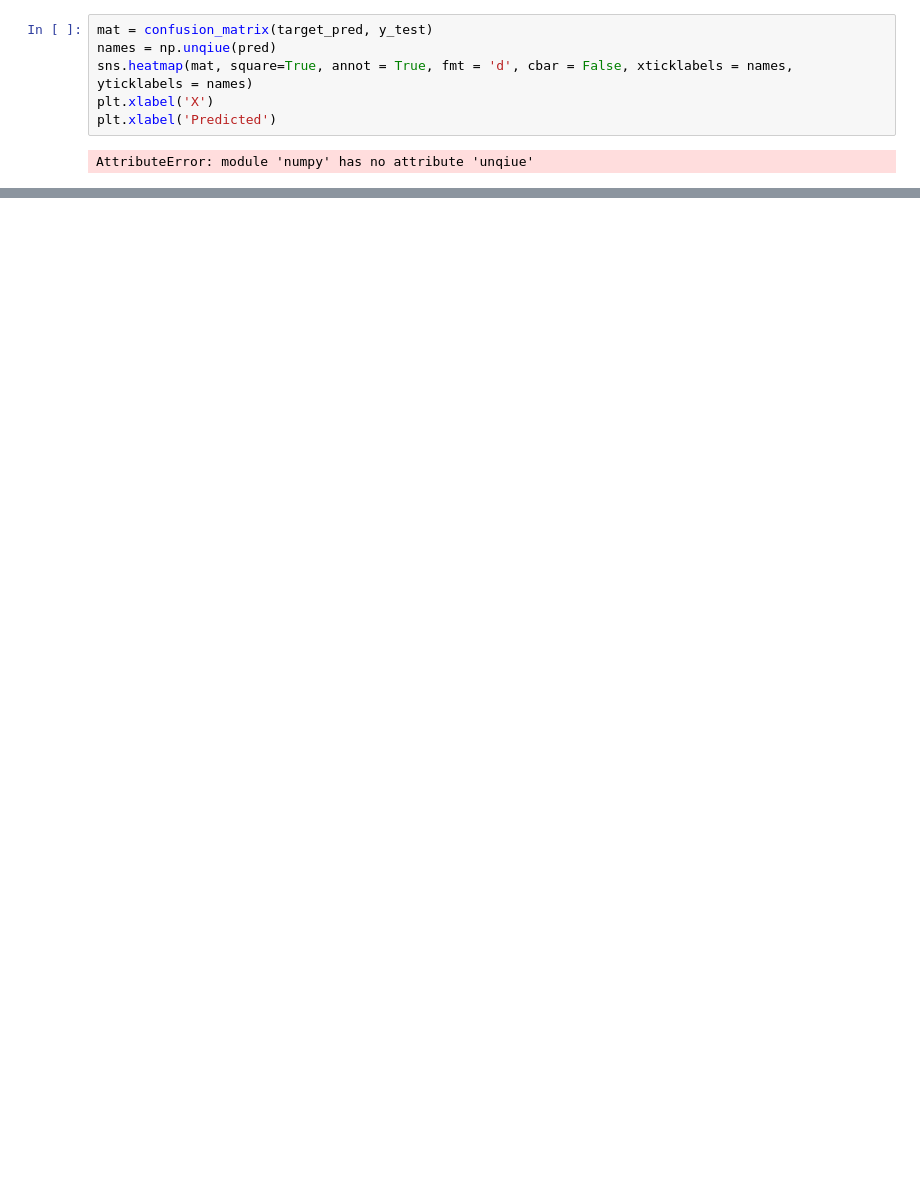
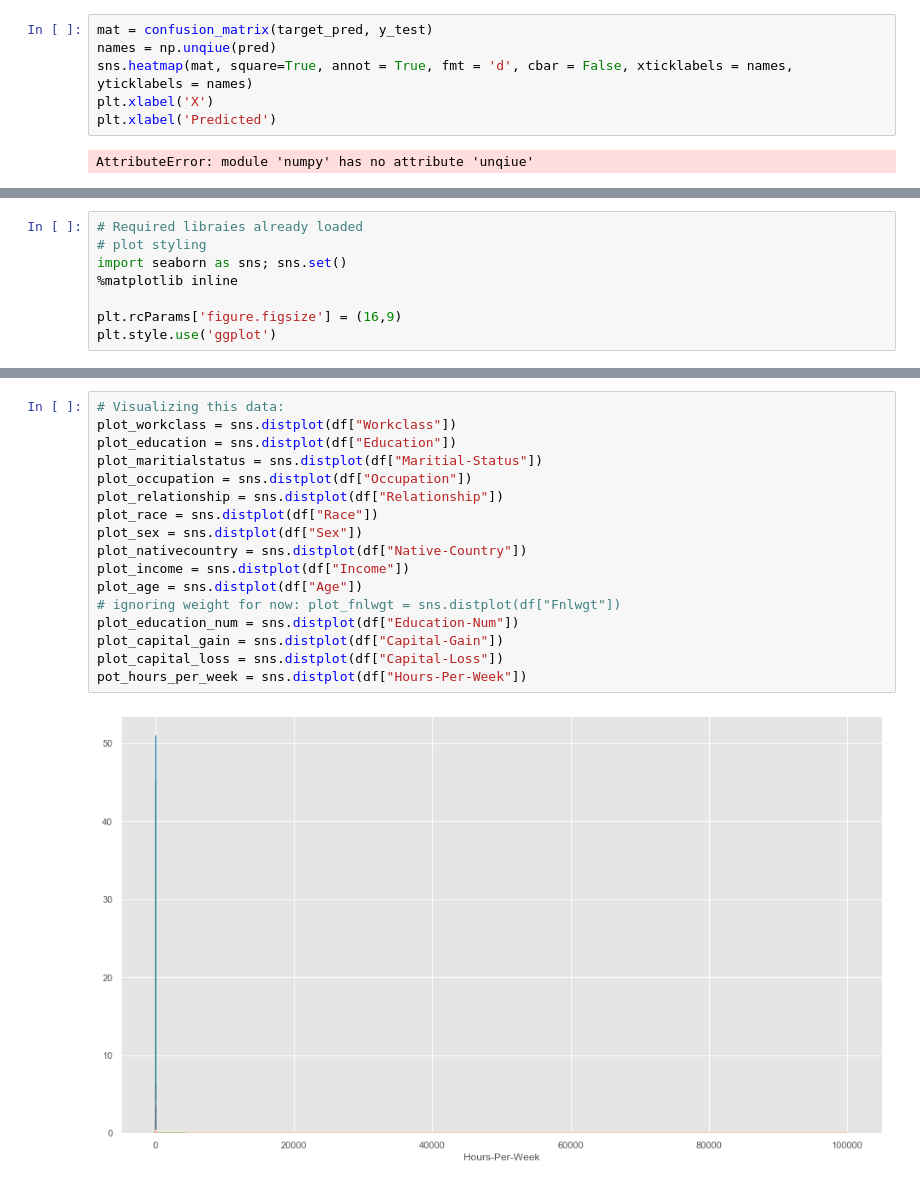
Before and after one commit to Aaronportal465/HowToGetRich, a Jupyter notebook: Project Take 1.ipynb, the cells around one changed output, grey strips where cells are left out. Cells and saved outputs as stored; diff of their text form; blank space fills up the shorter version.

```diff
--- a/Project Take 1.ipynb
+++ b/Project Take 1.ipynb
@@ -326,0 +329,8 @@ AttributeError: module 'numpy' has no attribute 'unqiue'
+# %%
+# Required libraies already loaded
+# plot styling
+import seaborn as sns; sns.set()
+%matplotlib inline
+
+plt.rcParams['figure.figsize'] = (16,9)
+plt.style.use('ggplot')
@@ -326,0 +379,19 @@ AttributeError: module 'numpy' has no attribute 'unqiue'
+# %%
+# Visualizing this data:
+plot_workclass = sns.distplot(df["Workclass"])
+plot_education = sns.distplot(df["Education"])
+plot_maritialstatus = sns.distplot(df["Maritial-Status"])
+plot_occupation = sns.distplot(df["Occupation"])
+plot_relationship = sns.distplot(df["Relationship"])
+plot_race = sns.distplot(df["Race"])
+plot_sex = sns.distplot(df["Sex"])
+plot_nativecountry = sns.distplot(df["Native-Country"])
+plot_income = sns.distplot(df["Income"])
+plot_age = sns.distplot(df["Age"])
+# ignoring weight for now: plot_fnlwgt = sns.distplot(df["Fnlwgt"])
+plot_education_num = sns.distplot(df["Education-Num"])
+plot_capital_gain = sns.distplot(df["Capital-Gain"])
+plot_capital_loss = sns.distplot(df["Capital-Loss"])
+pot_hours_per_week = sns.distplot(df["Hours-Per-Week"])
+# %% [output]
+[figure, added]
```
Also changed, not shown: parts of 20 cells of this notebook.
